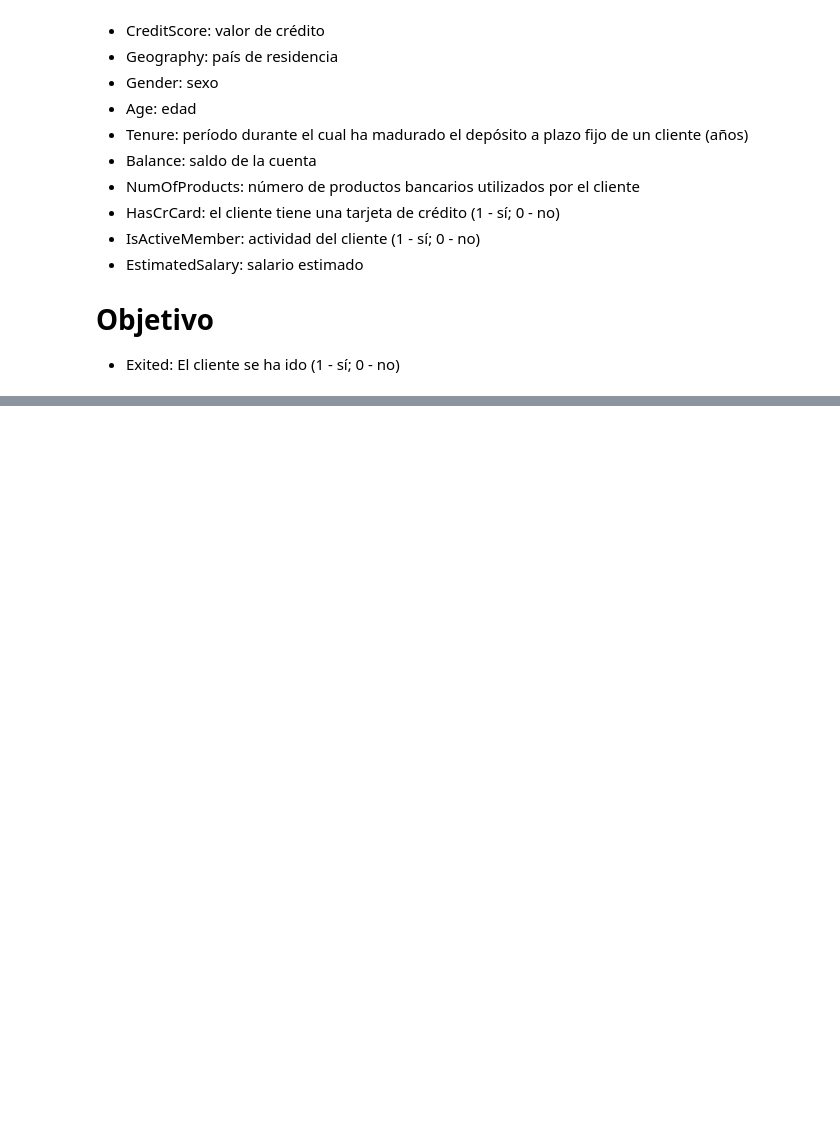
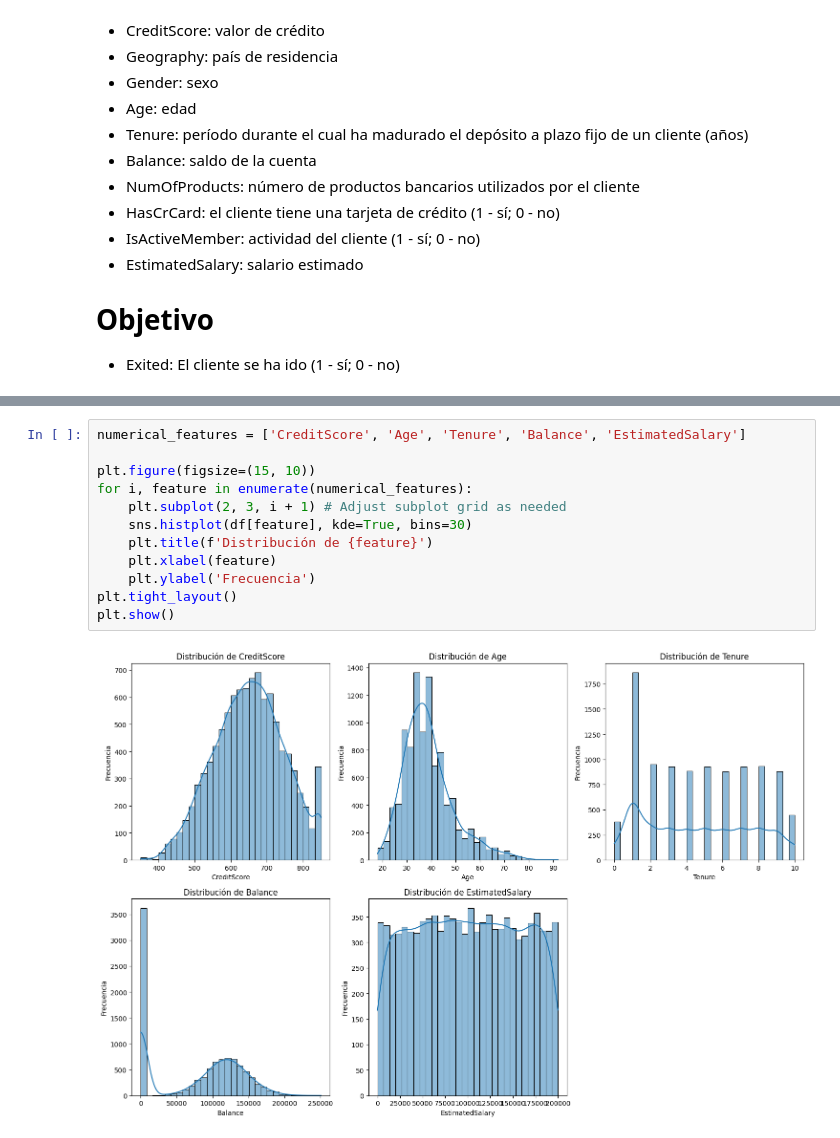
Before and after one commit to Davichobacter/data_science_tt, a Jupyter notebook: Sprint_10/notebook.ipynb, the cells around one changed output, grey strips where cells are left out. Cells and saved outputs as stored; diff of their text form; blank space fills up the shorter version.

```diff
--- a/Sprint_10/notebook.ipynb
+++ b/Sprint_10/notebook.ipynb
@@ -40,0 +201,14 @@ import numpy as np
+# %%
+numerical_features = ['CreditScore', 'Age', 'Tenure', 'Balance', 'EstimatedSalary']
+
+plt.figure(figsize=(15, 10))
+for i, feature in enumerate(numerical_features):
+    plt.subplot(2, 3, i + 1) # Adjust subplot grid as needed
+    sns.histplot(df[feature], kde=True, bins=30)
+    plt.title(f'Distribución de {feature}')
+    plt.xlabel(feature)
+    plt.ylabel('Frecuencia')
+plt.tight_layout()
+plt.show()
+# %% [output]
+[figure, added]
```
Also changed, not shown: parts of 23 cells of this notebook.
